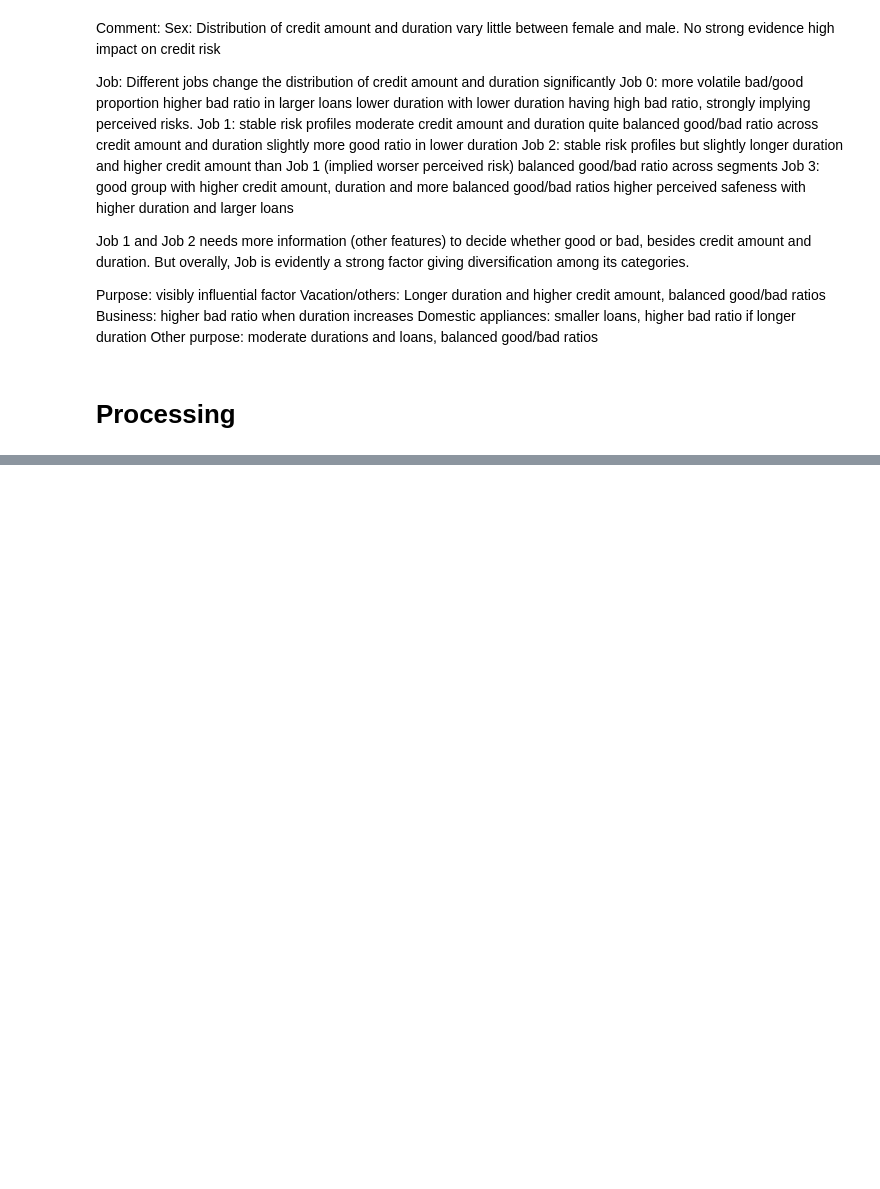
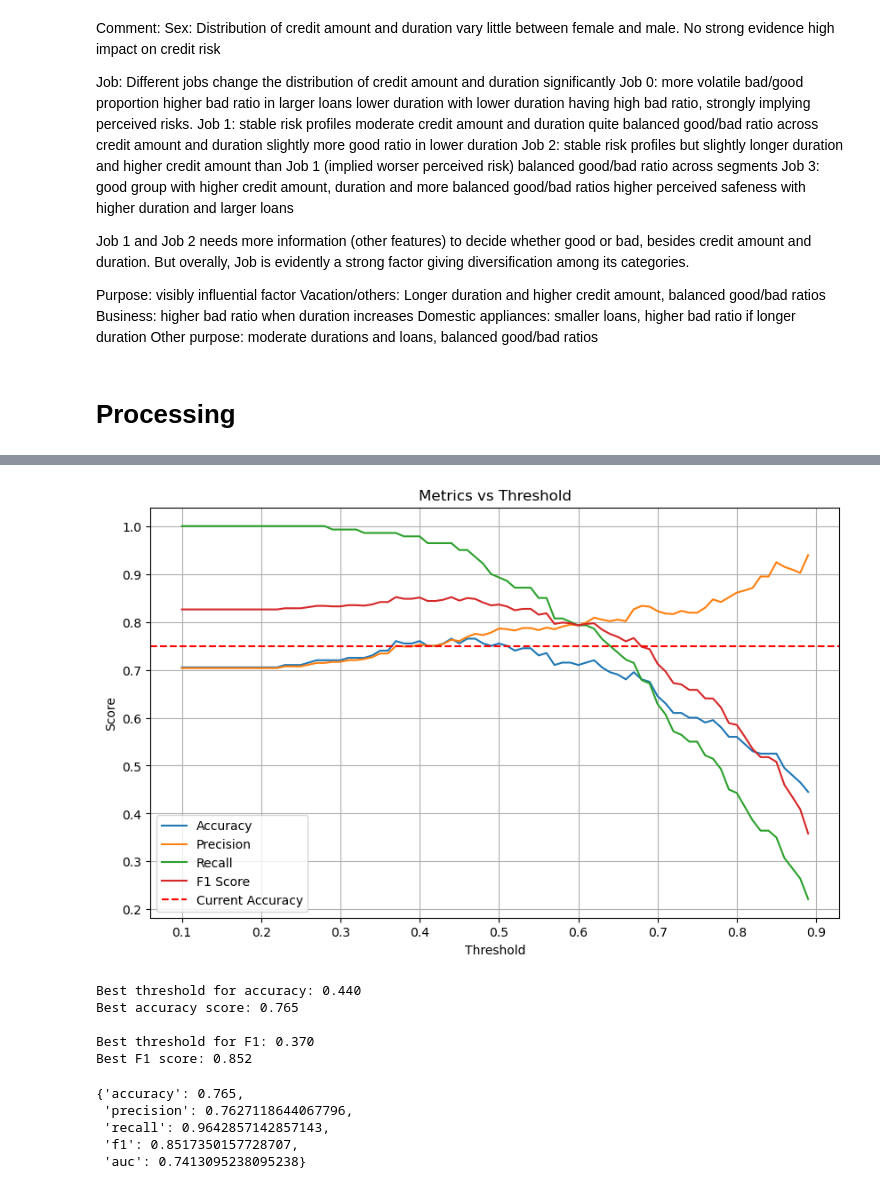
Before and after one commit to MyNguyen1162001/German-Credit-Risk, a Jupyter notebook: exploring and modelling.ipynb, the cells around one changed output, grey strips where cells are left out. Saved outputs shown, nothing was run; the diff lists cells and outputs as text; code cells hidden in the pictures; blank space fills up the shorter version.

```diff
--- a/notebook502677872b.ipynb
+++ b/exploring and modelling.ipynb
@@ -309,0 +252,31 @@ And if memory is not enough, you can set `force_col_wise=true`.
+# %%
+best_threshold_accuracy, best_threshold_f1 = find_optimal_threshold(
+    model = pipeline,
+    X_test = X_test,
+    y_test = y_test,
+    current_accuracy= 0.75
+)
+# %% [output]
+[figure, added]
+Best threshold for accuracy: 0.440
+Best accuracy score: 0.765
+
+Best threshold for F1: 0.370
+Best F1 score: 0.852
+# %%
+metrics, trained_model = train_evaluate(
+    X_train = X_train,
+    X_test = X_test,
+    y_train = y_train,
+    y_test = y_test,
+    model = pipeline,
+    threshold = 0.44
+)
+
+metrics
+# %% [output]
+{'accuracy': 0.765,
+ 'precision': 0.7627118644067796,
+ 'recall': 0.9642857142857143,
+ 'f1': 0.8517350157728707,
+ 'auc': 0.7413095238095238}
```
Also changed, not shown: parts of 14 cells of this notebook, 1 other file.
